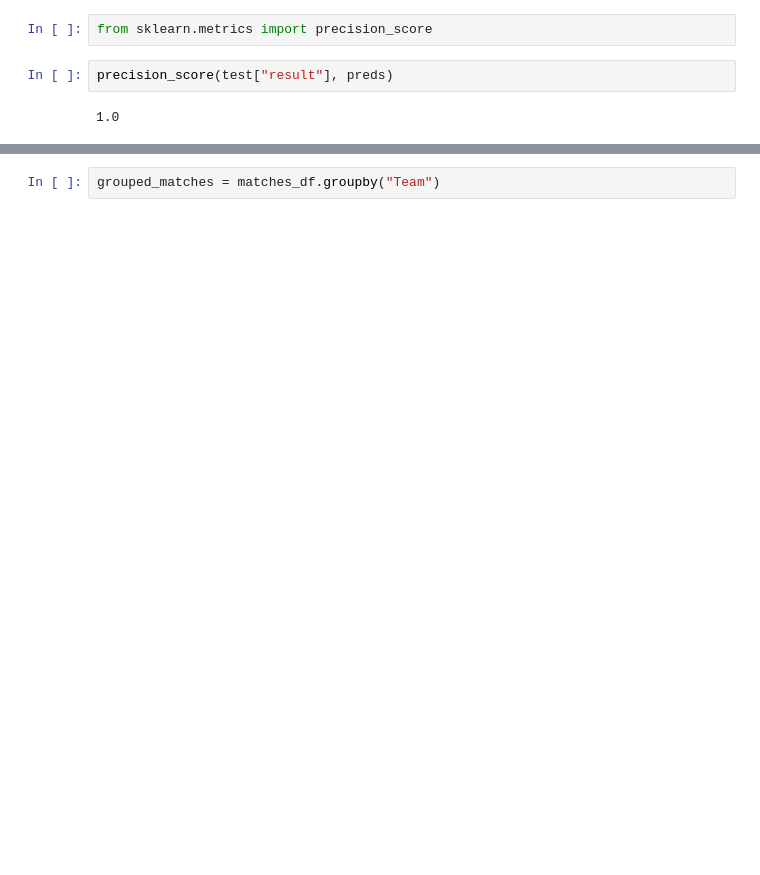
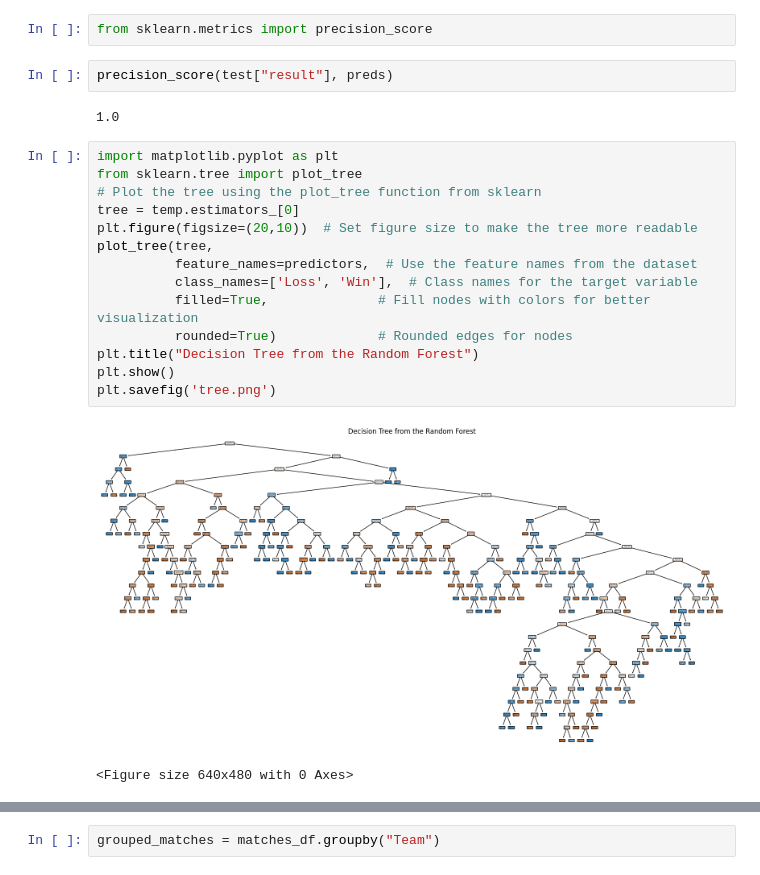
Before and after one commit to samueleallen/Valorant-Match-Predictor-w-Scraper-, a Jupyter notebook: ValorantMatchPredictor.ipynb, the cells around one changed output, grey strips where cells are left out. Cells and saved outputs as stored; diff of their text form; blank space fills up the shorter version.

```diff
--- a/ValorantMatchPredictor.ipynb
+++ b/ValorantMatchPredictor.ipynb
@@ -203,3 +206,20 @@ from sklearn.metrics import precision_score
 precision_score(test["result"], preds)
 # %% [output]
 1.0
+# %%
+import matplotlib.pyplot as plt
+from sklearn.tree import plot_tree
+# Plot the tree using the plot_tree function from sklearn
+tree = temp.estimators_[0]
+plt.figure(figsize=(20,10))  # Set figure size to make the tree more readable
+plot_tree(tree,
+          feature_names=predictors,  # Use the feature names from the dataset
+          class_names=['Loss', 'Win'],  # Class names for the target variable
+          filled=True,              # Fill nodes with colors for better visualization
+          rounded=True)             # Rounded edges for nodes
+plt.title("Decision Tree from the Random Forest")
+plt.show()
+plt.savefig('tree.png')
+# %% [output]
+[figure, added]
+<Figure size 640x480 with 0 Axes>
```
Also changed, not shown: parts of 27 cells of this notebook.
